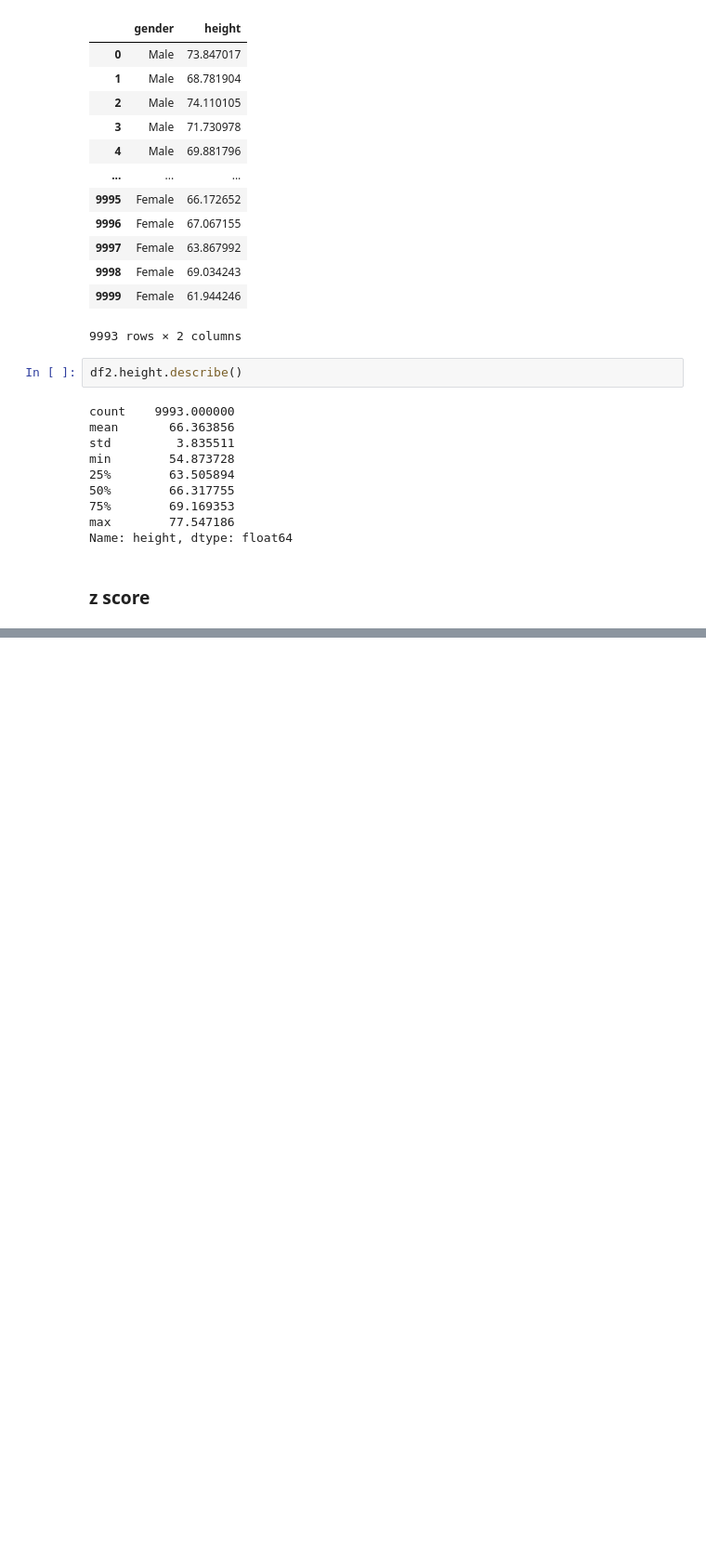
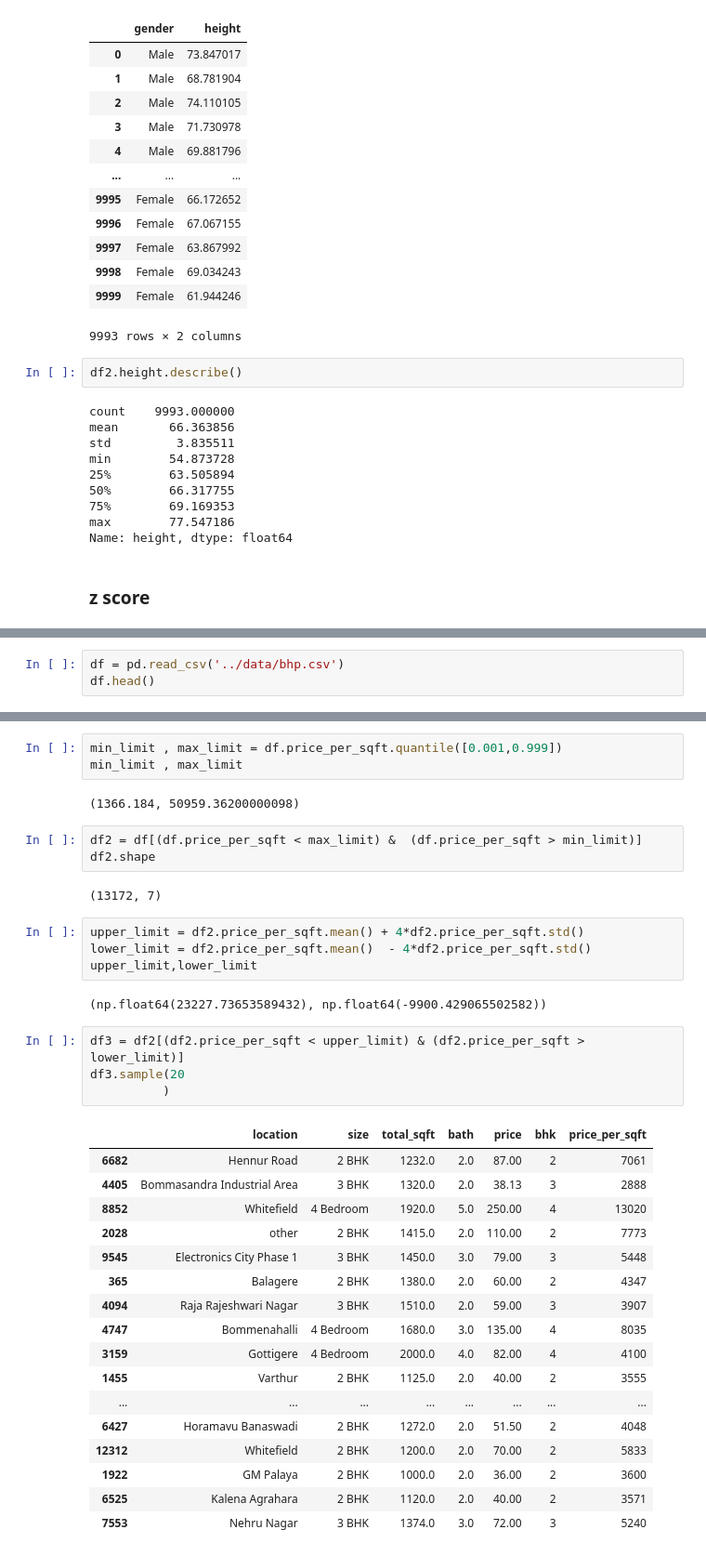
Before and after one commit to shadrack71/Machine-learning-projects, a Jupyter notebook: machine_learning.ipynb, the cells around one changed output, grey strips where cells are left out. Shown at 93% size. Cells and saved outputs as stored; diff of their text form; blank space fills up the shorter version.

```diff
--- a/machine_learning.ipynb
+++ b/machine_learning.ipynb
@@ -2512,0 +2563,3 @@ Name: height, dtype: float64
+# %%
+df = pd.read_csv('../data/bhp.csv')
+df.head()
@@ -2512,0 +2573,38 @@ Name: height, dtype: float64
+# %%
+min_limit , max_limit = df.price_per_sqft.quantile([0.001,0.999])
+min_limit , max_limit
+# %% [output]
+(1366.184, 50959.36200000098)
+# %%
+df2 = df[(df.price_per_sqft < max_limit) &  (df.price_per_sqft > min_limit)]
+df2.shape
+# %% [output]
+(13172, 7)
+# %%
+upper_limit = df2.price_per_sqft.mean() + 4*df2.price_per_sqft.std()
+lower_limit = df2.price_per_sqft.mean()  - 4*df2.price_per_sqft.std()
+upper_limit,lower_limit
+# %% [output]
+(np.float64(23227.73653589432), np.float64(-9900.429065502582))
+# %%
+df3 = df2[(df2.price_per_sqft < upper_limit) & (df2.price_per_sqft > lower_limit)]
+df3.sample(20
+          )
+# %% [output]
+|  | location | size | total_sqft | bath | price | bhk | price_per_sqft |
+| 6682 | Hennur Road | 2 BHK | 1232.0 | 2.0 | 87.00 | 2 | 7061 |
+| 4405 | Bommasandra Industrial Area | 3 BHK | 1320.0 | 2.0 | 38.13 | 3 | 2888 |
+| 8852 | Whitefield | 4 Bedroom | 1920.0 | 5.0 | 250.00 | 4 | 13020 |
+| 2028 | other | 2 BHK | 1415.0 | 2.0 | 110.00 | 2 | 7773 |
+| 9545 | Electronics City Phase 1 | 3 BHK | 1450.0 | 3.0 | 79.00 | 3 | 5448 |
+| 365 | Balagere | 2 BHK | 1380.0 | 2.0 | 60.00 | 2 | 4347 |
+| 4094 | Raja Rajeshwari Nagar | 3 BHK | 1510.0 | 2.0 | 59.00 | 3 | 3907 |
+| 4747 | Bommenahalli | 4 Bedroom | 1680.0 | 3.0 | 135.00 | 4 | 8035 |
+| 3159 | Gottigere | 4 Bedroom | 2000.0 | 4.0 | 82.00 | 4 | 4100 |
+| 1455 | Varthur | 2 BHK | 1125.0 | 2.0 | 40.00 | 2 | 3555 |
+| ... | ... | ... | ... | ... | ... | ... | ... |
+| 6427 | Horamavu Banaswadi | 2 BHK | 1272.0 | 2.0 | 51.50 | 2 | 4048 |
+| 12312 | Whitefield | 2 BHK | 1200.0 | 2.0 | 70.00 | 2 | 5833 |
+| 1922 | GM Palaya | 2 BHK | 1000.0 | 2.0 | 36.00 | 2 | 3600 |
+| 6525 | Kalena Agrahara | 2 BHK | 1120.0 | 2.0 | 40.00 | 2 | 3571 |
+| 7553 | Nehru Nagar | 3 BHK | 1374.0 | 3.0 | 72.00 | 3 | 5240 |
```
Also changed, not shown: parts of 10 cells of this notebook.
